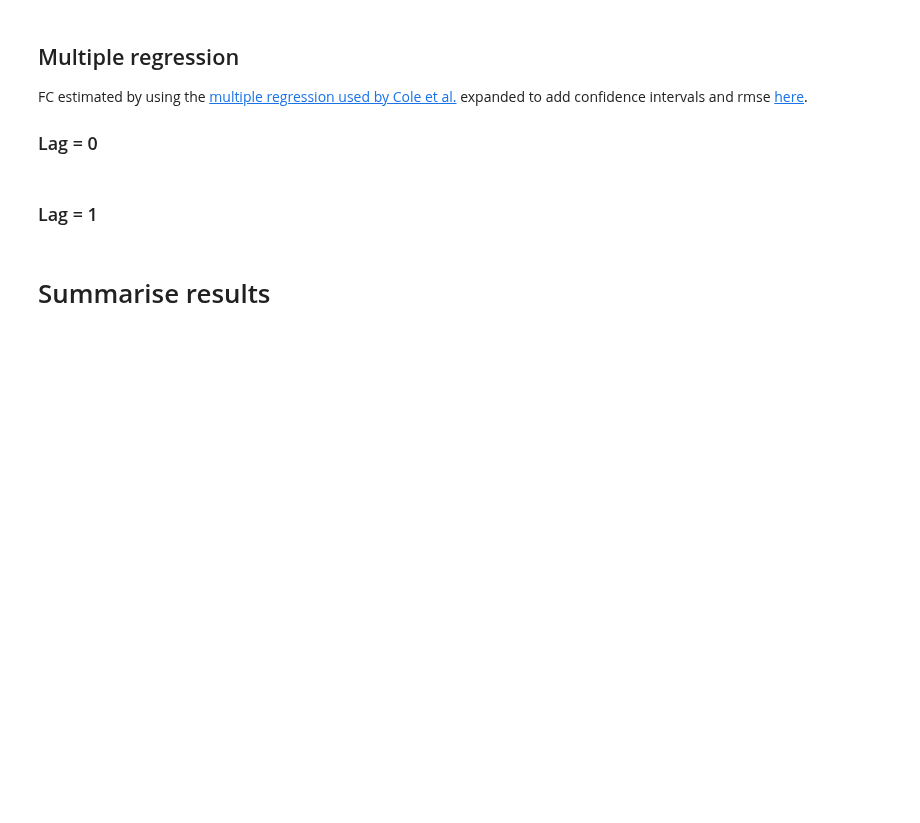
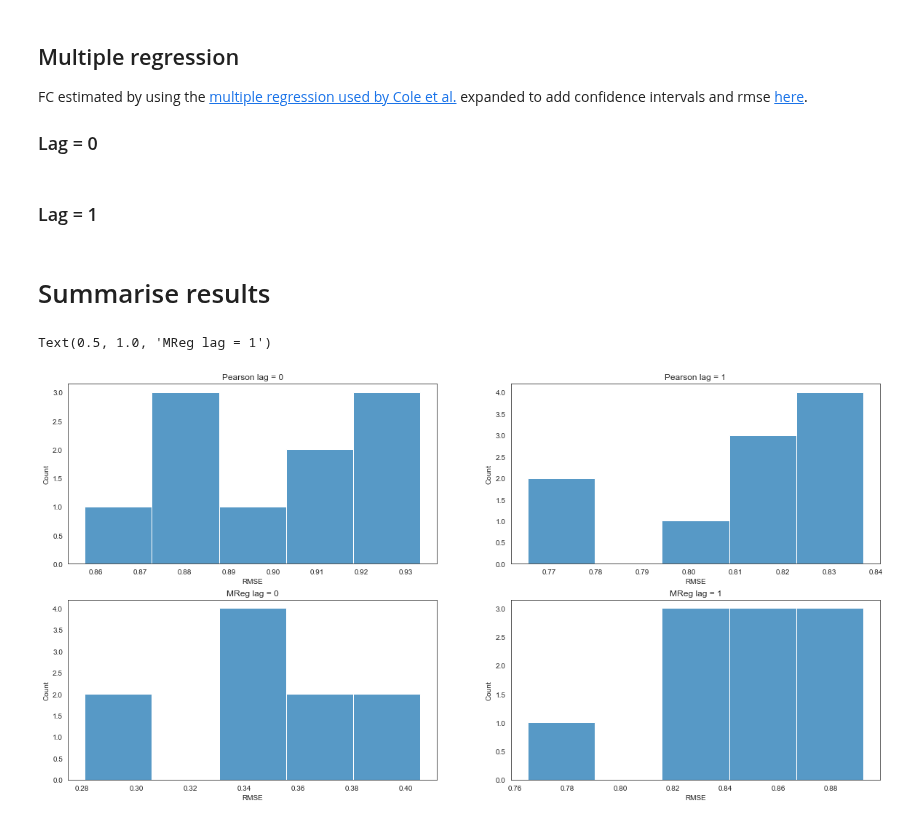
Before and after one commit to zenkavi/NeuralMassModels, a Jupyter notebook: notebooks/simulations/NB0_True_vs_functional_connectivity.ipynb, the cells around one changed output. Saved outputs shown, nothing was run; the diff lists cells and outputs as text; code cells hidden in the pictures; blank space fills up the shorter version.

```diff
--- a/notebooks/simulations/NB0_True_vs_functional_connectivity.ipynb
+++ b/notebooks/simulations/NB0_True_vs_functional_connectivity.ipynb
@@ -101,11 +101,19 @@ for i, cur_data in enumerate(rest_data):
 # Summarise results
 # %%
 plt.rcParams["figure.figsize"][0] = 20
-plt.rcParams["figure.figsize"][1] = 5
+plt.rcParams["figure.figsize"][1] = 10
 fig, a = plt.subplots(2, 2)
 
 rmses = [pearson_fcs_rmse, lag_pearson_fcs_rmse, mreg_fcs_rmse, lag_mreg_fcs_rmse]
 
-for i, cur_rmse in rmses:
-    sns.histplot(cur_rmses, ax = a[i])
-    a[i].set_xlabel("RMSE")
+for i, cur_rmse in enumerate(rmses):
+    sns.histplot(cur_rmse, ax = a.flatten()[i])
+    a.flatten()[i].set_xlabel("RMSE")
+
+a.flatten()[0].set_title("Pearson lag = 0")
+a.flatten()[1].set_title("Pearson lag = 1")
+a.flatten()[2].set_title("MReg lag = 0")
+a.flatten()[3].set_title("MReg lag = 1")
+# %% [output]
+Text(0.5, 1.0, 'MReg lag = 1')
+[figure, added]
```
Also changed, not shown: parts of 4 cells of this notebook.
